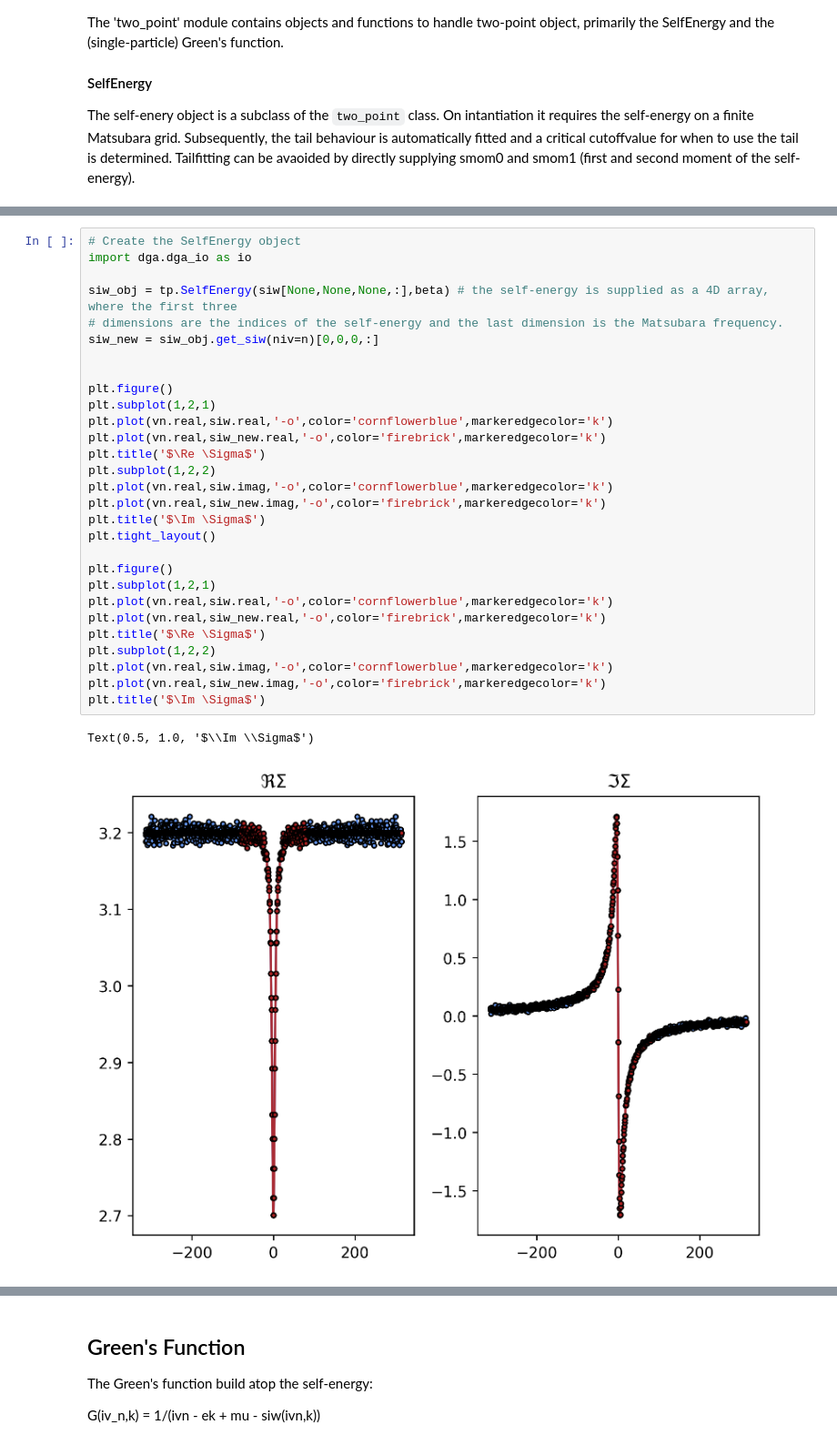
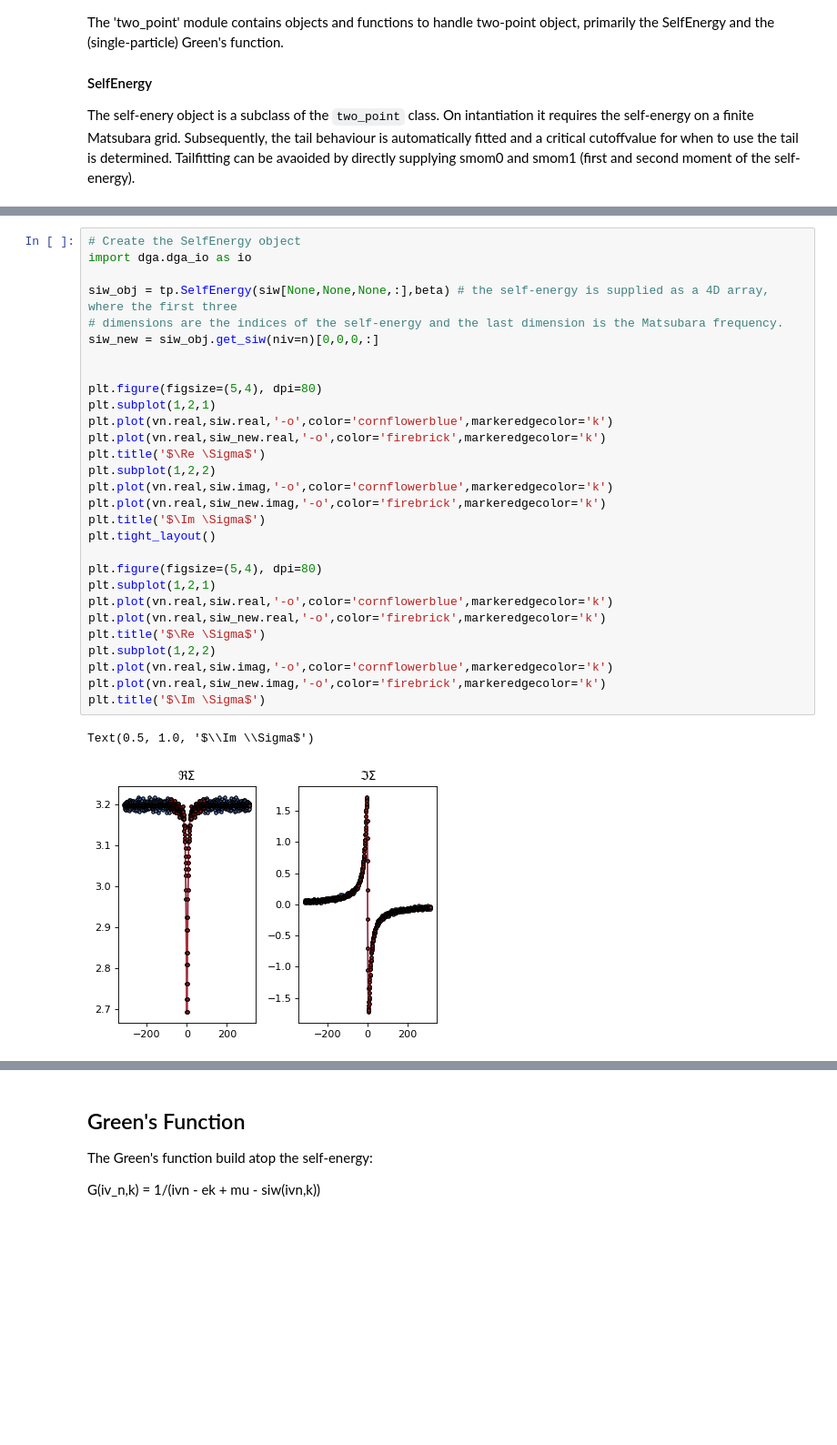
Before and after one commit to PaulWorm/DGApy, a Jupyter notebook: tutorial/00Intoduction.ipynb, the cells around one changed output, grey strips where cells are left out. Shown at 91% size. Cells and saved outputs as stored; diff of their text form; blank space fills up the shorter version.

```diff
--- a/tutorial/00Intoduction.ipynb
+++ b/tutorial/00Intoduction.ipynb
@@ -178,32 +178,32 @@ np.size(np.random.normal(0,0.1,n))
 # %%
 # Create the SelfEnergy object
 import dga.dga_io as io
 
 siw_obj = tp.SelfEnergy(siw[None,None,None,:],beta) # the self-energy is supplied as a 4D array, where the first three
 # dimensions are the indices of the self-energy and the last dimension is the Matsubara frequency.
 siw_new = siw_obj.get_siw(niv=n)[0,0,0,:]
 
 
-plt.figure()
+plt.figure(figsize=(5,4), dpi=80)
 plt.subplot(1,2,1)
 plt.plot(vn.real,siw.real,'-o',color='cornflowerblue',markeredgecolor='k')
 plt.plot(vn.real,siw_new.real,'-o',color='firebrick',markeredgecolor='k')
 plt.title('$\Re \Sigma$')
 plt.subplot(1,2,2)
 plt.plot(vn.real,siw.imag,'-o',color='cornflowerblue',markeredgecolor='k')
 plt.plot(vn.real,siw_new.imag,'-o',color='firebrick',markeredgecolor='k')
 plt.title('$\Im \Sigma$')
 plt.tight_layout()
 
-plt.figure()
+plt.figure(figsize=(5,4), dpi=80)
 plt.subplot(1,2,1)
 plt.plot(vn.real,siw.real,'-o',color='cornflowerblue',markeredgecolor='k')
 plt.plot(vn.real,siw_new.real,'-o',color='firebrick',markeredgecolor='k')
 plt.title('$\Re \Sigma$')
 plt.subplot(1,2,2)
 plt.plot(vn.real,siw.imag,'-o',color='cornflowerblue',markeredgecolor='k')
 plt.plot(vn.real,siw_new.imag,'-o',color='firebrick',markeredgecolor='k')
 plt.title('$\Im \Sigma$')
 # %% [output]
 Text(0.5, 1.0, '$\\Im \\Sigma$')
-[figure, old version]
+[figure, new version]
```
Also changed, not shown: parts of 7 cells of this notebook, 5 other files.
